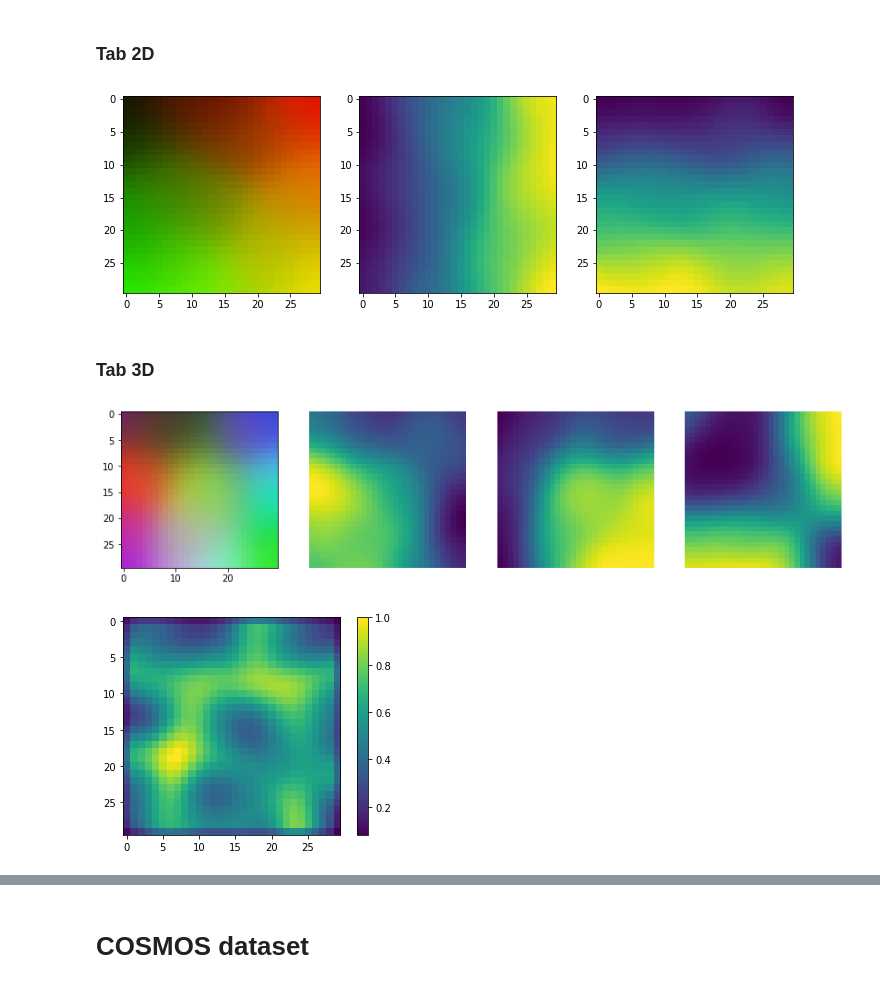
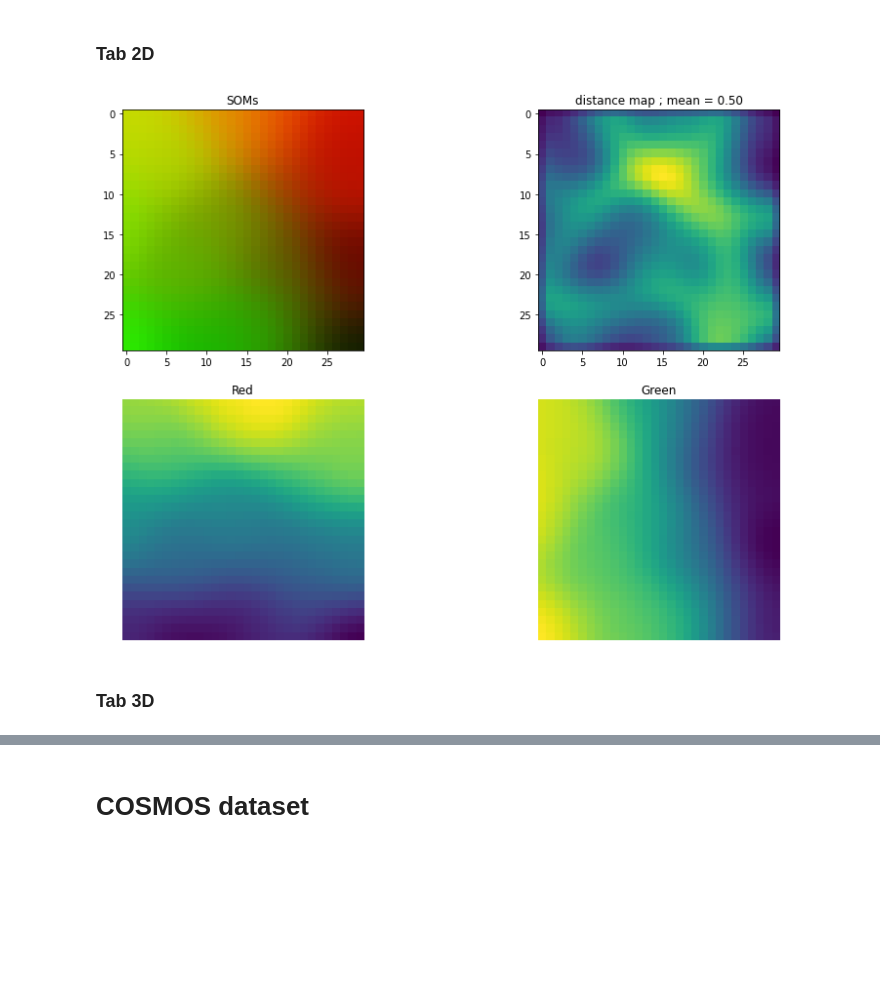
Before and after one commit to Oliv2398/SOMs-in-astrophysics, a Jupyter notebook: SOMs_colors.ipynb, the cells around one changed output, grey strips where cells are left out. Cells and saved outputs as stored; diff of their text form; code cells hidden in the pictures; blank space fills up the shorter version.

```diff
--- a/SOMs_colors.ipynb
+++ b/SOMs_colors.ipynb
@@ -55,33 +106,8 @@ topographic error : 0.0097
 # %% [markdown]
 ### Tab 2D
-# %%
-empty = np.zeros((som_x,som_y))
-
-cube  = np.zeros((30,30,3))
-cube[:,:,0] = wts[:,:,0]
-cube[:,:,1] = wts[:,:,1]
-
-fig, ax = plt.subplots(nrows=1, ncols=3, figsize=(12,10))
-
-ax[0].imshow(cube)
-ax[1].imshow(wts[:,:,0])
-ax[2].imshow(wts[:,:,1]);
-# %% [output]
-[figure, removed]
+# %%
+som_color(data_color, wts_color, color_names)
+# %% [output]
+[figure, added]
 # %% [markdown]
 ### Tab 3D
-# %%
-fig, ax = plt.subplots(nrows=1, ncols=data.shape[1]+1, figsize=(14,12))
-
-ax[0].imshow(wts)
-
-for i in range(data.shape[1]):
-    ax[i+1].imshow(wts[:,:,i])
-    ax[i+1].set_axis_off();
-# %% [output]
-[figure, removed]
-# %%
-plt.imshow(som.distance_map())
-plt.colorbar();
-# %% [output]
-[figure, removed]
```
Also changed, not shown: parts of 29 cells of this notebook.
